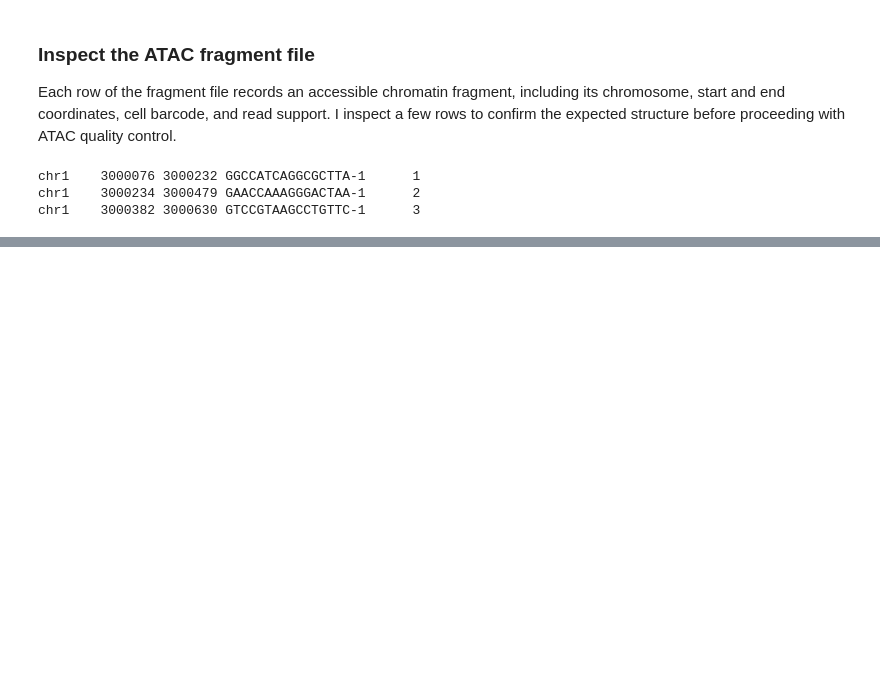
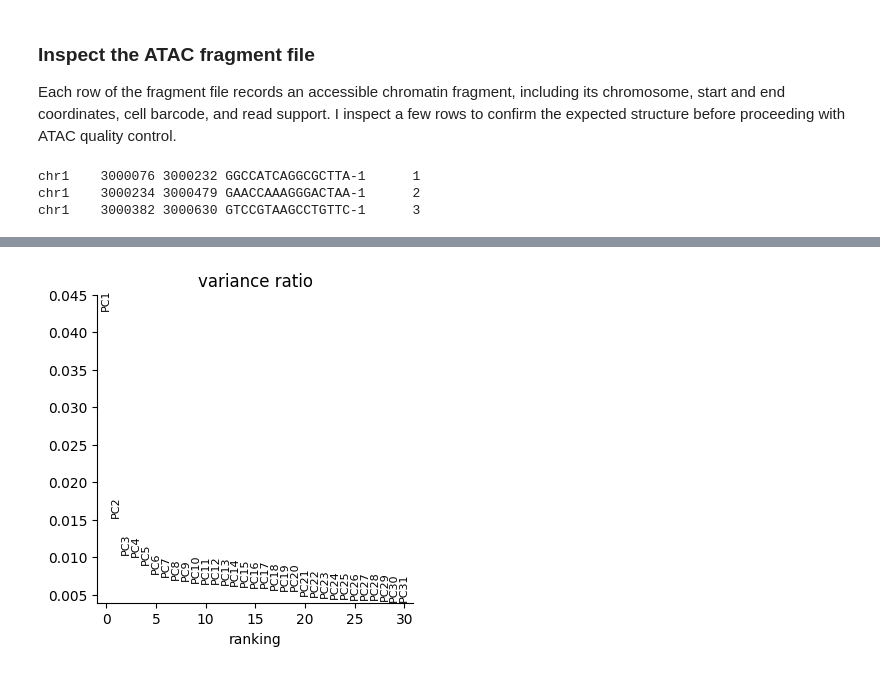
Before and after one commit to sromerar/omics-tutorials, a Jupyter notebook: 01_atlas_getting_started.ipynb, the cells around one changed output, grey strips where cells are left out. Cells and saved outputs as stored; diff of their text form; code cells hidden in the pictures; blank space fills up the shorter version.

```diff
--- a/01_atlas_getting_started.ipynb
+++ b/01_atlas_getting_started.ipynb
@@ -262,0 +587,19 @@ chr1    3000382 3000630 GTCCGTAAGCCTGTTC-1      3
+# %%
+non_developing_clusters = [
+    "Cajal-Retzius",
+    "Interneurons1",
+    "Interneurons2",
+    "Interneurons3",
+    "Microglia",
+]
+
+developmental_mask = (
+    mdata.obs["celltype"].notna()
+    & ~mdata.obs["celltype"].isin(non_developing_clusters)
+)
+
+mdata = mdata[developmental_mask, :].copy()
+
+print("Cells retained for trajectory analysis:", mdata.n_obs)
+print("\nCell-type composition:")
+print(mdata.obs["celltype"].value_counts())
@@ -262,0 +625,17 @@ chr1    3000382 3000630 GTCCGTAAGCCTGTTC-1      3
+# %%
+knn_rna = 15
+knn_act = 15
+wnn = None
+
+n_pcs_rna = 20
+n_pcs_act = 10
+
+mdata = atlas.pp.preprocessing(
+    mudata=mdata,
+    n_pcs_rna=n_pcs_rna,
+    n_pcs_act=n_pcs_act,
+    knn_rna=knn_rna,
+    knn_act=knn_act,
+    n_neighbors=wnn,
+    features=gene_coordinates,
+)
@@ -262,0 +674,4 @@ chr1    3000382 3000630 GTCCGTAAGCCTGTTC-1      3
+# %%
+sc.pl.pca_variance_ratio(mdata["activity"])
+# %% [output]
+[figure, added]
```
Also changed, not shown: parts of 40 cells of this notebook.
